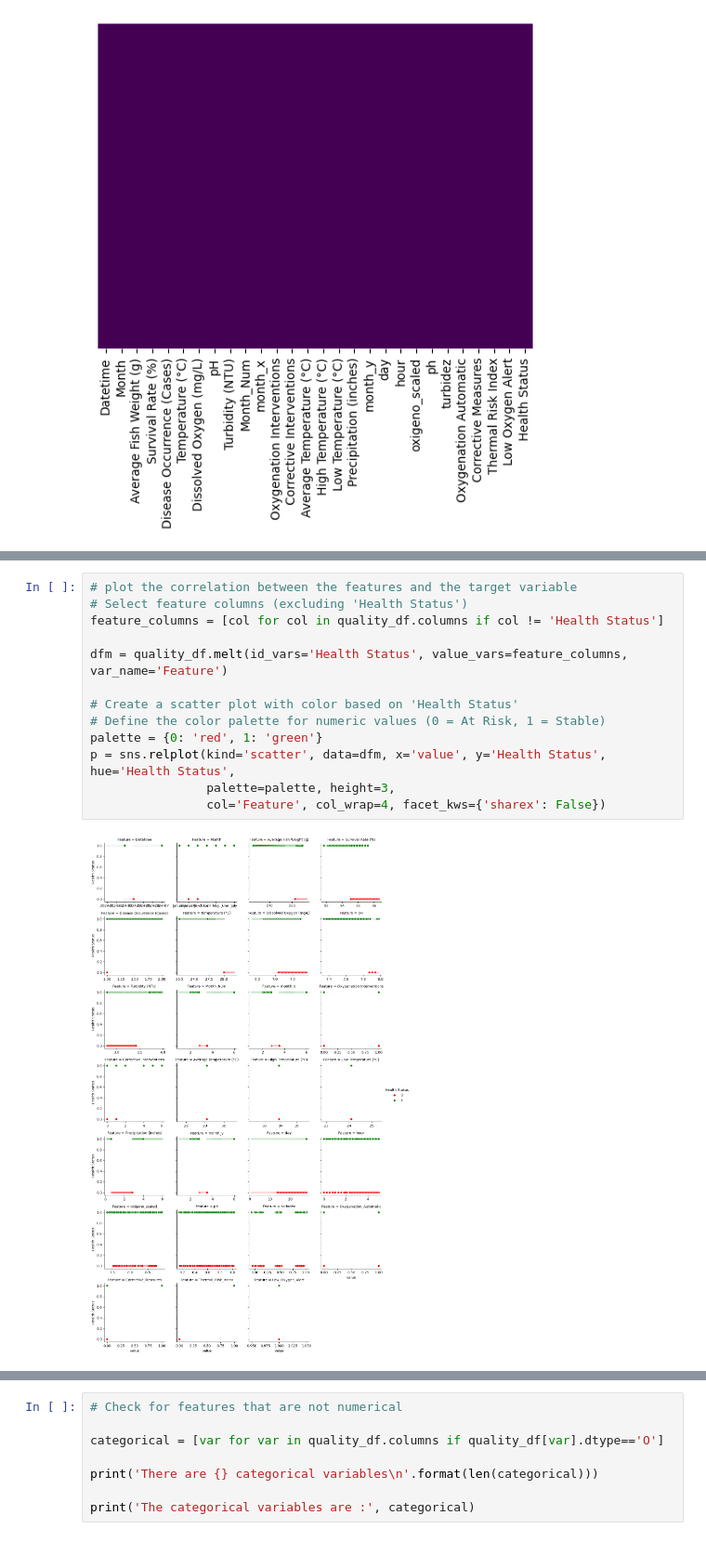
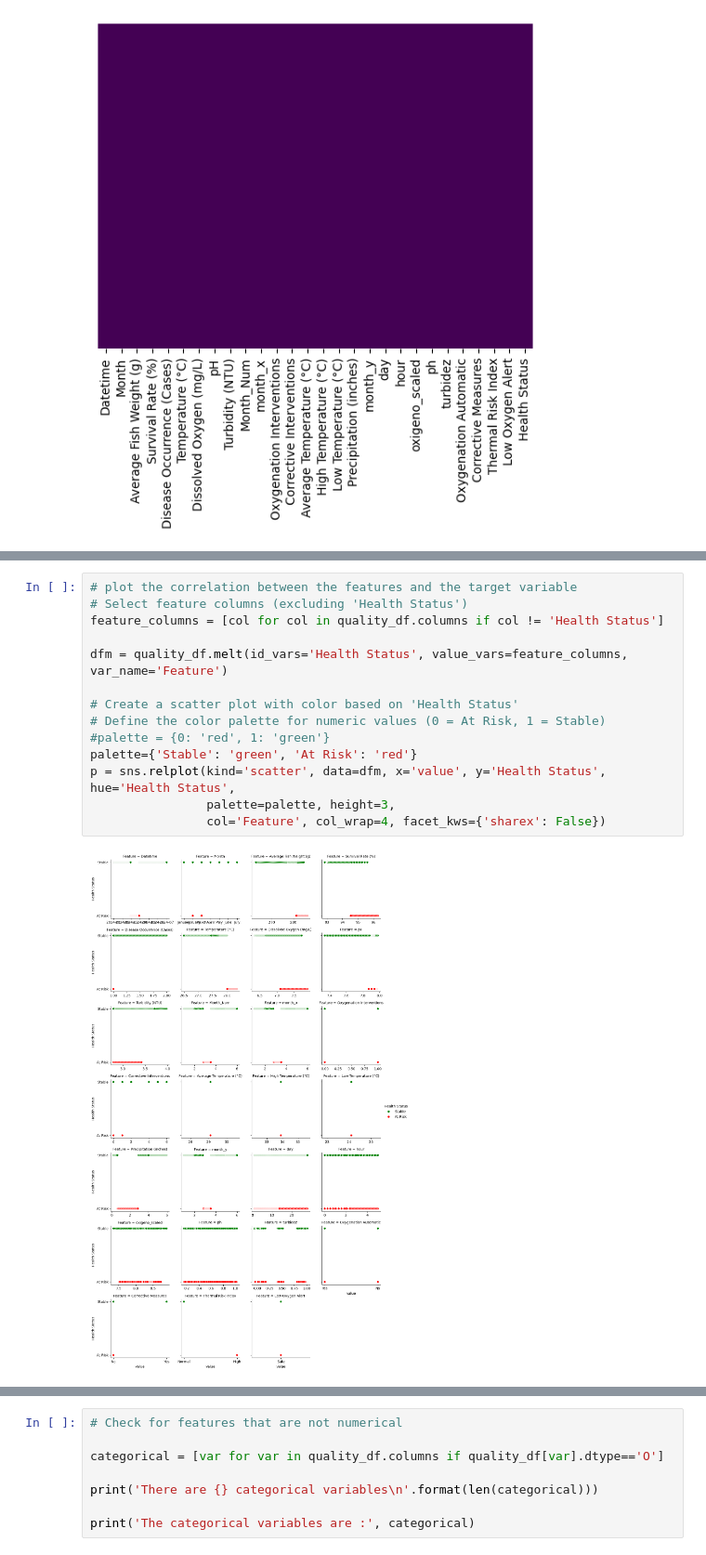
Before and after one commit to aaminah-arif/IoT-Monitoring-of-Water-Quality-and-Tilapia, a Jupyter notebook: Logistic Regression Project.ipynb, the cells around one changed output, grey strips where cells are left out. Shown at 93% size. Drawn from its saved outputs; the diff is of its cells as text.

Commit message:
fixed newton method, formatting left and commenting and maybe adding some  graphs

```diff
--- a/Logistic Regression Project.ipynb
+++ b/Logistic Regression Project.ipynb
@@ -145,15 +145,16 @@ Index(['Datetime', 'Month', 'Average Fish Weight (g)', 'Survival Rate (%)',
 # %%
 # plot the correlation between the features and the target variable
 # Select feature columns (excluding 'Health Status')
 feature_columns = [col for col in quality_df.columns if col != 'Health Status']
 
 dfm = quality_df.melt(id_vars='Health Status', value_vars=feature_columns, var_name='Feature')
 
 # Create a scatter plot with color based on 'Health Status'
 # Define the color palette for numeric values (0 = At Risk, 1 = Stable)
-palette = {0: 'red', 1: 'green'}
+#palette = {0: 'red', 1: 'green'}
+palette={'Stable': 'green', 'At Risk': 'red'}
 p = sns.relplot(kind='scatter', data=dfm, x='value', y='Health Status', hue='Health Status',
                 palette=palette, height=3,
                 col='Feature', col_wrap=4, facet_kws={'sharex': False})
 # %% [output]
-[figure, old version]
+[figure, new version]
```
Also changed, not shown: parts of 42 cells of this notebook.
